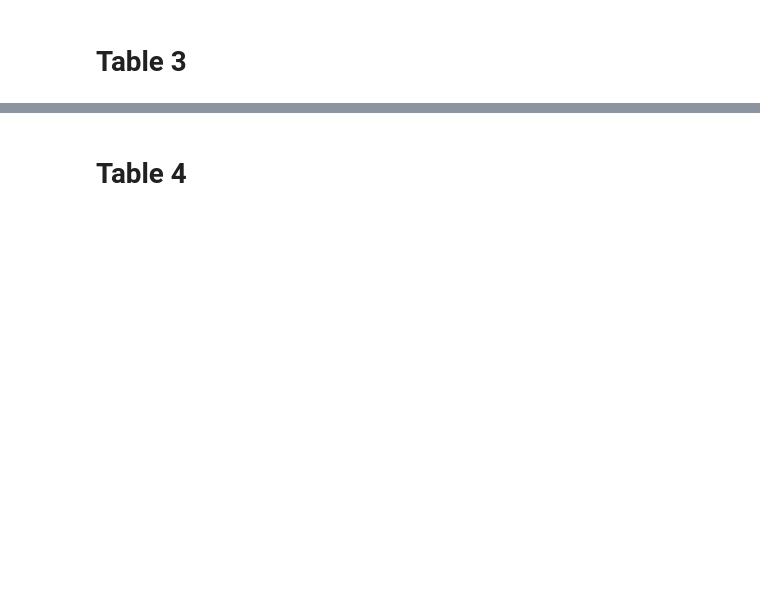
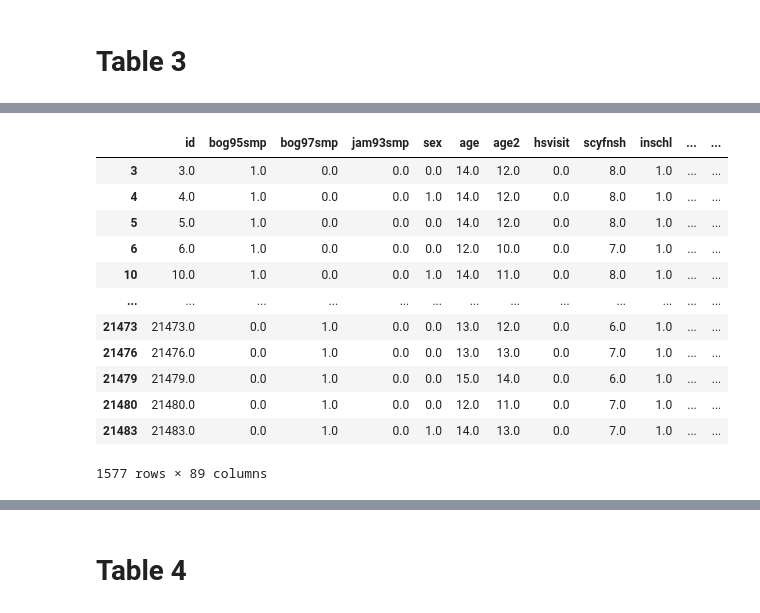
Before and after one commit to njdamstra/Econ148-Proj3, a Jupyter notebook: proj3.ipynb, the cells around one changed output, grey strips where cells are left out. Cells and saved outputs as stored; diff of their text form; code cells hidden in the pictures; blank space fills up the shorter version.

```diff
--- a/proj3.ipynb
+++ b/proj3.ipynb
@@ -437,2 +762,7 @@ Currently in school: [np.float64(0.842), np.float64(0.959), np.float64(0.781), n
 # %% [markdown]
 # Table 3
+# %%
+pd.set_option('display.max_rows', 15)
+# %%
+df = pd.read_stata("aerdat4.dta")
+tab7 = pd.read_stata("tab7.dta")
@@ -438,0 +810,17 @@ Currently in school: [np.float64(0.842), np.float64(0.959), np.float64(0.781), n
+# %%
+combined_sample = df[df['tab3smpl'] == 1]
+combined_sample
+# %% [output]
+|  | id | bog95smp | bog97smp | jam93smp | sex | age | age2 | hsvisit | scyfnsh | inschl | ... | ... |
+| 3 | 3.0 | 1.0 | 0.0 | 0.0 | 0.0 | 14.0 | 12.0 | 0.0 | 8.0 | 1.0 | ... | ... |
+| 4 | 4.0 | 1.0 | 0.0 | 0.0 | 1.0 | 14.0 | 12.0 | 0.0 | 8.0 | 1.0 | ... | ... |
+| 5 | 5.0 | 1.0 | 0.0 | 0.0 | 0.0 | 14.0 | 12.0 | 0.0 | 8.0 | 1.0 | ... | ... |
+| 6 | 6.0 | 1.0 | 0.0 | 0.0 | 0.0 | 12.0 | 10.0 | 0.0 | 7.0 | 1.0 | ... | ... |
+| 10 | 10.0 | 1.0 | 0.0 | 0.0 | 1.0 | 14.0 | 11.0 | 0.0 | 8.0 | 1.0 | ... | ... |
+| ... | ... | ... | ... | ... | ... | ... | ... | ... | ... | ... | ... | ... |
+| 21473 | 21473.0 | 0.0 | 1.0 | 0.0 | 0.0 | 13.0 | 12.0 | 0.0 | 6.0 | 1.0 | ... | ... |
+| 21476 | 21476.0 | 0.0 | 1.0 | 0.0 | 0.0 | 13.0 | 13.0 | 0.0 | 7.0 | 1.0 | ... | ... |
+| 21479 | 21479.0 | 0.0 | 1.0 | 0.0 | 0.0 | 15.0 | 14.0 | 0.0 | 6.0 | 1.0 | ... | ... |
+| 21480 | 21480.0 | 0.0 | 1.0 | 0.0 | 0.0 | 12.0 | 11.0 | 0.0 | 7.0 | 1.0 | ... | ... |
+| 21483 | 21483.0 | 0.0 | 1.0 | 0.0 | 1.0 | 14.0 | 13.0 | 0.0 | 7.0 | 1.0 | ... | ... |
+1577 rows × 89 columns
```
Also changed, not shown: parts of 110 cells of this notebook, 2 other files.
